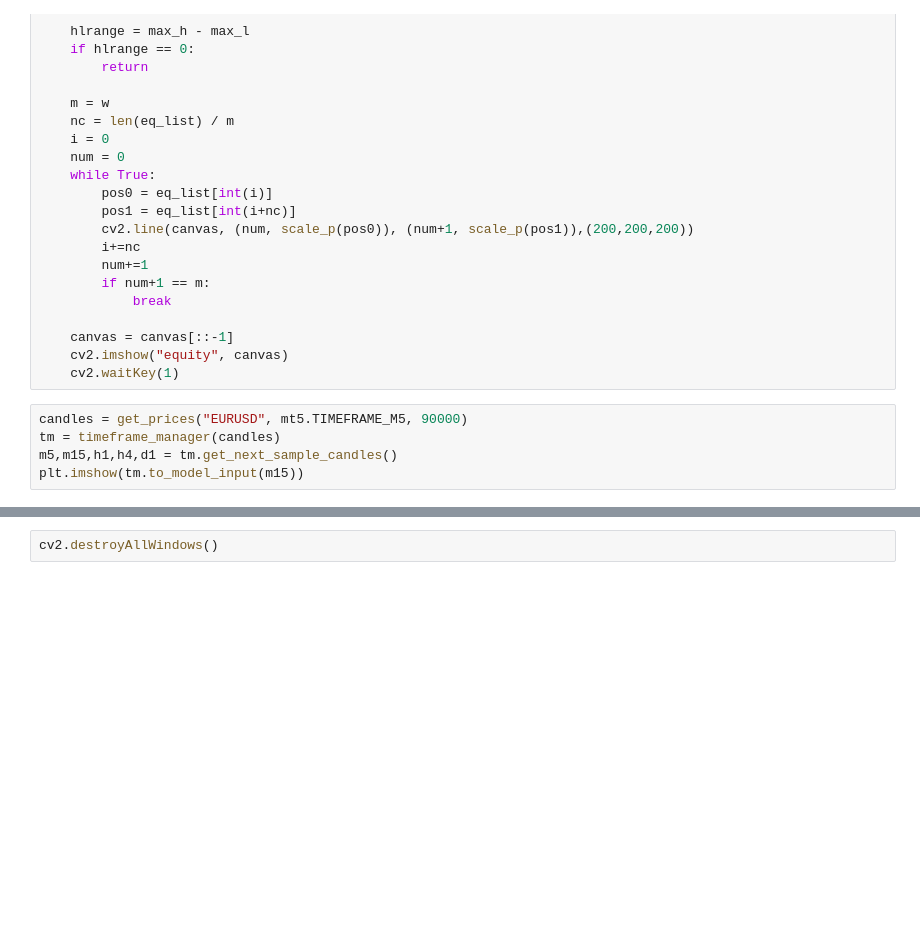
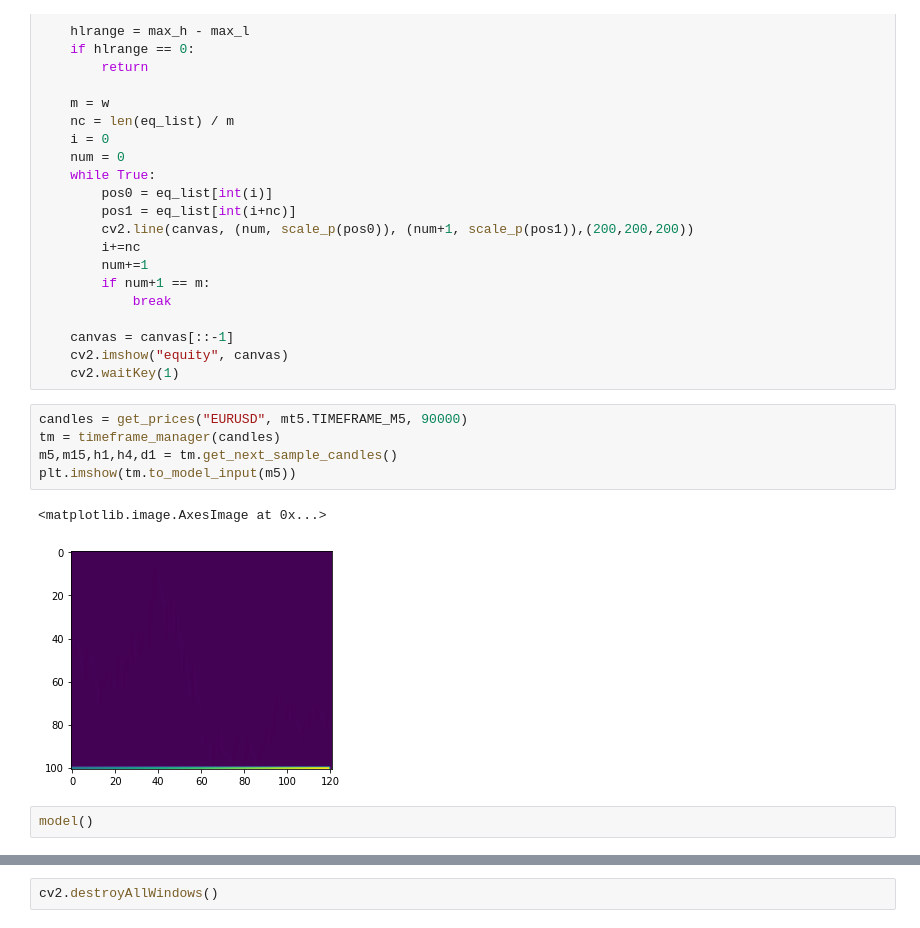
Before and after one commit to dercodeKoenig/ipda_vs_dqn_m5, a Jupyter notebook: tx_8/test.ipynb, the cells around one changed output, grey strips where cells are left out. Saved outputs shown, nothing was run; the diff lists cells and outputs as text; blank space fills up the shorter version.

```diff
--- a/tx_8/test.ipynb
+++ b/tx_8/test.ipynb
@@ -454,8 +475,13 @@ def plot_eq(eq_list):
 # %%
 candles = get_prices("EURUSD", mt5.TIMEFRAME_M5, 90000)
 tm = timeframe_manager(candles)
 m5,m15,h1,h4,d1 = tm.get_next_sample_candles()
-plt.imshow(tm.to_model_input(m15))
+plt.imshow(tm.to_model_input(m5))
+# %% [output]
+<matplotlib.image.AxesImage at 0x...>
+[figure, added]
+# %%
+model()
 # %%
 pos_size = 0.05 * 100000
 comm = 8/100000
```
Also changed, not shown: parts of 6 cells of this notebook, 5 other files.
